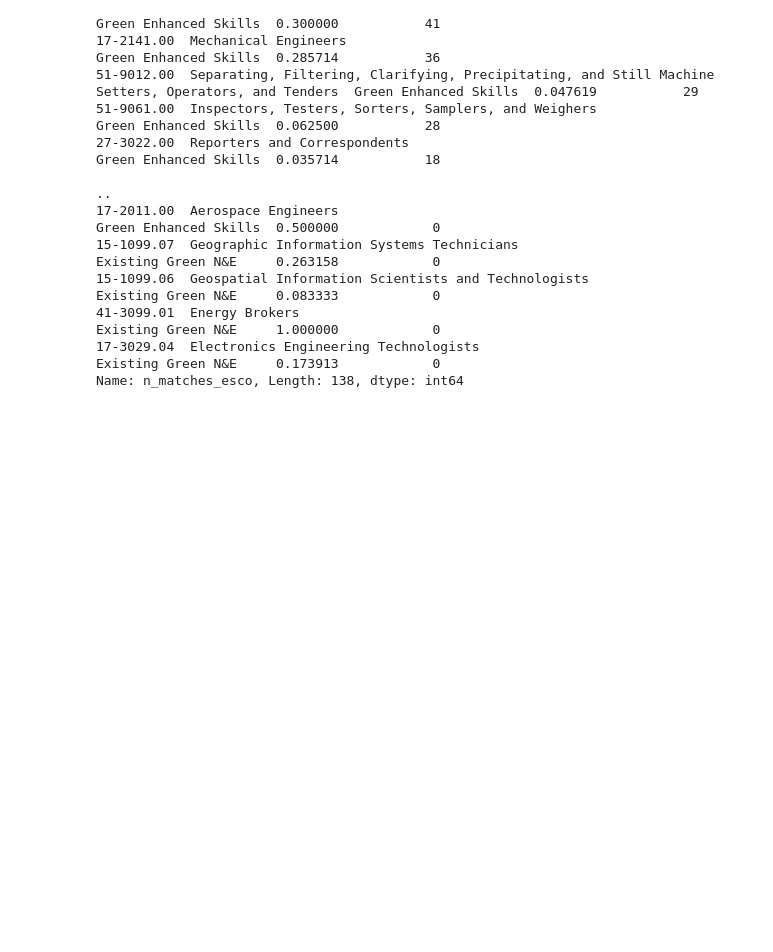
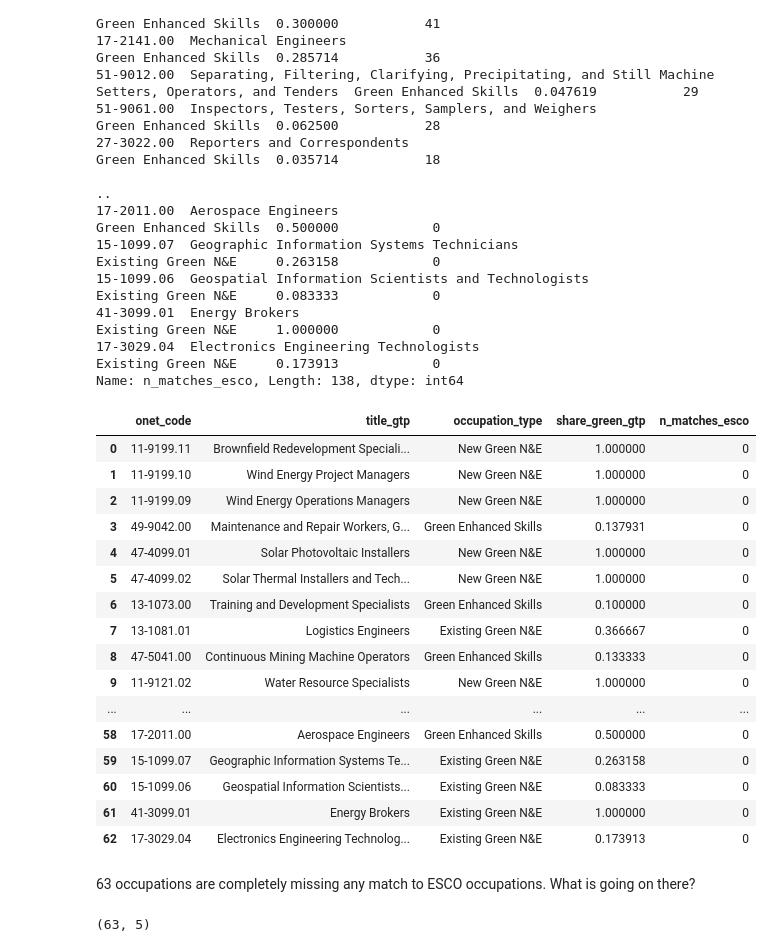
Before and after one commit to derpyninja/re4gt, a Jupyter notebook: notebooks/new/02-fz-esco-onet-data-merging.ipynb, the cells around one changed output. Cells and saved outputs as stored; diff of their text form; code cells hidden in the pictures; blank space fills up the shorter version.

```diff
--- a/notebooks/new/02-fz-esco-onet-data-merging.ipynb
+++ b/notebooks/new/02-fz-esco-onet-data-merging.ipynb
@@ -64,7 +61,7 @@ fn_config_vis = "vis_config.yml"
 # %% [markdown]
 Code ...
 # %%
-esco = EscoDs(fn_config_path=fn_config_path, fn_config_data=fn_config_data)
+of = OccFramework(fn_config_path=fn_config_path, fn_config_data=fn_config_data)
 # %% [markdown]
 Problems with ONET-ESCO crosswalk
 # %%
@@ -150,3 +147,30 @@ onet_code   title_gtp
 41-3099.01  Energy Brokers                                                                                       Existing Green N&E     1.000000            0
 17-3029.04  Electronics Engineering Technologists                                                                Existing Green N&E     0.173913            0
 Name: n_matches_esco, Length: 138, dtype: int64
+# %%
+missing_matches = match_summary[match_summary == 0].reset_index()
+missing_matches
+# %% [output]
+|  | onet_code | title_gtp | occupation_type | share_green_gtp | n_matches_esco |
+| 0 | 11-9199.11 | Brownfield Redevelopment Speciali... | New Green N&E | 1.000000 | 0 |
+| 1 | 11-9199.10 | Wind Energy Project Managers | New Green N&E | 1.000000 | 0 |
+| 2 | 11-9199.09 | Wind Energy Operations Managers | New Green N&E | 1.000000 | 0 |
+| 3 | 49-9042.00 | Maintenance and Repair Workers, G... | Green Enhanced Skills | 0.137931 | 0 |
+| 4 | 47-4099.01 | Solar Photovoltaic Installers | New Green N&E | 1.000000 | 0 |
+| 5 | 47-4099.02 | Solar Thermal Installers and Tech... | New Green N&E | 1.000000 | 0 |
+| 6 | 13-1073.00 | Training and Development Specialists | Green Enhanced Skills | 0.100000 | 0 |
+| 7 | 13-1081.01 | Logistics Engineers | Existing Green N&E | 0.366667 | 0 |
+| 8 | 47-5041.00 | Continuous Mining Machine Operators | Green Enhanced Skills | 0.133333 | 0 |
+| 9 | 11-9121.02 | Water Resource Specialists | New Green N&E | 1.000000 | 0 |
+| ... | ... | ... | ... | ... | ... |
+| 58 | 17-2011.00 | Aerospace Engineers | Green Enhanced Skills | 0.500000 | 0 |
+| 59 | 15-1099.07 | Geographic Information Systems Te... | Existing Green N&E | 0.263158 | 0 |
+| 60 | 15-1099.06 | Geospatial Information Scientists... | Existing Green N&E | 0.083333 | 0 |
+| 61 | 41-3099.01 | Energy Brokers | Existing Green N&E | 1.000000 | 0 |
+| 62 | 17-3029.04 | Electronics Engineering Technolog... | Existing Green N&E | 0.173913 | 0 |
+# %% [markdown]
+63 occupations are completely missing any match to ESCO occupations. What is going on there?
+# %%
+missing_matches.shape
+# %% [output]
+(63, 5)
```
Also changed, not shown: parts of 16 cells of this notebook, 18 other files.
